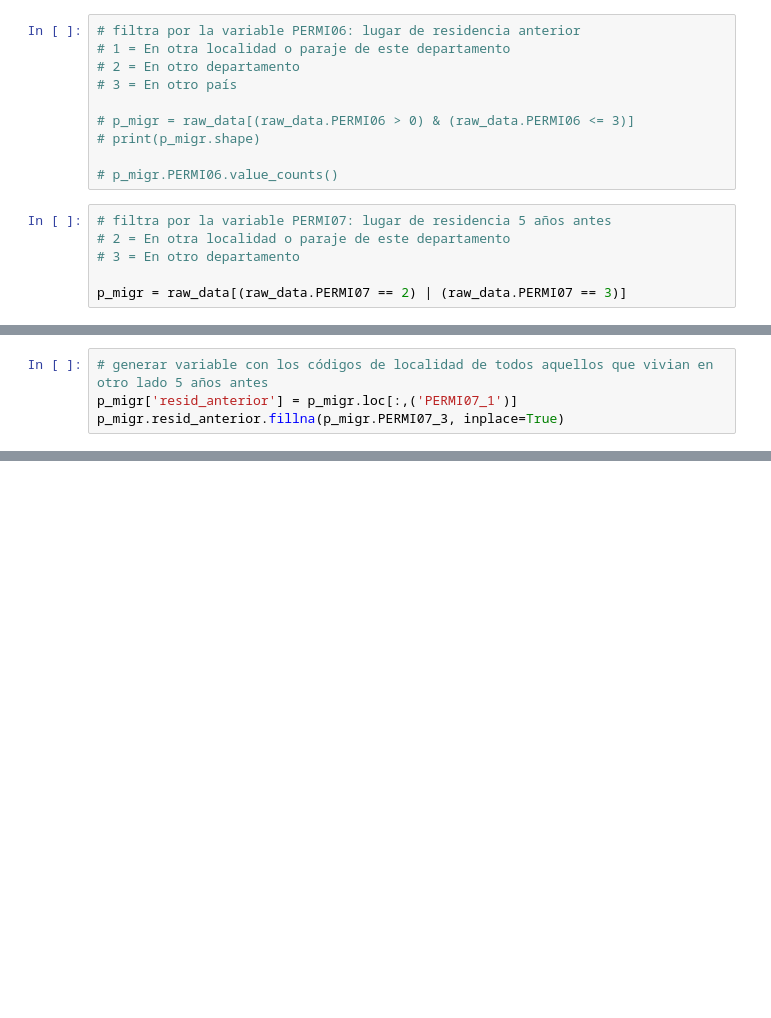
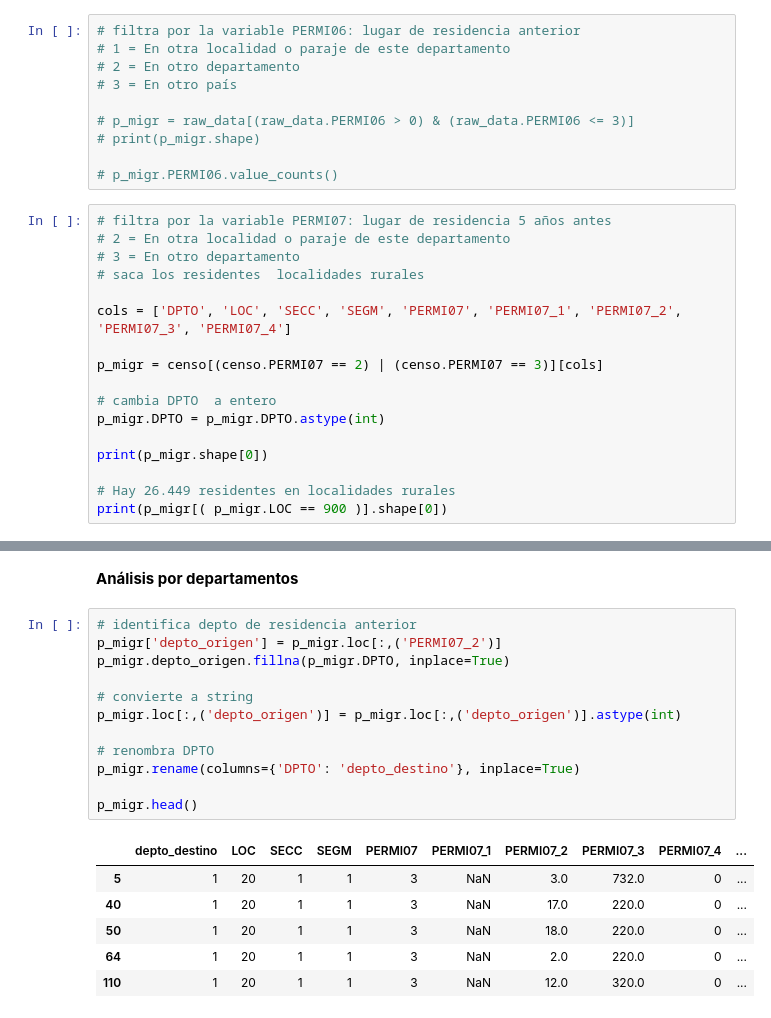
Before and after one commit to guillermodangelo/tesis, a Jupyter notebook: 0_0_data_wrangling.ipynb, the cells around one changed output, grey strips where cells are left out. Saved outputs shown, nothing was run; the diff lists cells and outputs as text; blank space fills up the shorter version.

```diff
--- a/0_0_data_wrangling.ipynb
+++ b/0_0_data_wrangling.ipynb
@@ -45,5 +106,16 @@ raw_data.shape
 # filtra por la variable PERMI07: lugar de residencia 5 años antes
 # 2 = En otra localidad o paraje de este departamento
 # 3 = En otro departamento
+# saca los residentes  localidades rurales
 
-p_migr = raw_data[(raw_data.PERMI07 == 2) | (raw_data.PERMI07 == 3)]
+cols = ['DPTO', 'LOC', 'SECC', 'SEGM', 'PERMI07', 'PERMI07_1', 'PERMI07_2', 'PERMI07_3', 'PERMI07_4']
+
+p_migr = censo[(censo.PERMI07 == 2) | (censo.PERMI07 == 3)][cols]
+
+# cambia DPTO  a entero
+p_migr.DPTO = p_migr.DPTO.astype(int)
+
+print(p_migr.shape[0])
+
+# Hay 26.449 residentes en localidades rurales
+print(p_migr[( p_migr.LOC == 900 )].shape[0])
@@ -67,4 +124,0 @@ Name: PERMI07, dtype: int64
-# %%
-# generar variable con los códigos de localidad de todos aquellos que vivian en otro lado 5 años antes
-p_migr['resid_anterior'] = p_migr.loc[:,('PERMI07_1')]
-p_migr.resid_anterior.fillna(p_migr.PERMI07_3, inplace=True)
@@ -125,0 +125,21 @@ p_migr.head(2)
+# %% [markdown]
+**Análisis por departamentos**
+# %%
+# identifica depto de residencia anterior
+p_migr['depto_origen'] = p_migr.loc[:,('PERMI07_2')]
+p_migr.depto_origen.fillna(p_migr.DPTO, inplace=True)
+
+# convierte a string
+p_migr.loc[:,('depto_origen')] = p_migr.loc[:,('depto_origen')].astype(int)
+
+# renombra DPTO
+p_migr.rename(columns={'DPTO': 'depto_destino'}, inplace=True)
+
+p_migr.head()
+# %% [output]
+|  | depto_destino | LOC | SECC | SEGM | PERMI07 | PERMI07_1 | PERMI07_2 | PERMI07_3 | PERMI07_4 | ... |
+| 5 | 1 | 20 | 1 | 1 | 3 | NaN | 3.0 | 732.0 | 0 | ... |
+| 40 | 1 | 20 | 1 | 1 | 3 | NaN | 17.0 | 220.0 | 0 | ... |
+| 50 | 1 | 20 | 1 | 1 | 3 | NaN | 18.0 | 220.0 | 0 | ... |
+| 64 | 1 | 20 | 1 | 1 | 3 | NaN | 2.0 | 220.0 | 0 | ... |
+| 110 | 1 | 20 | 1 | 1 | 3 | NaN | 12.0 | 320.0 | 0 | ... |
```
Also changed, not shown: parts of 28 cells of this notebook.
